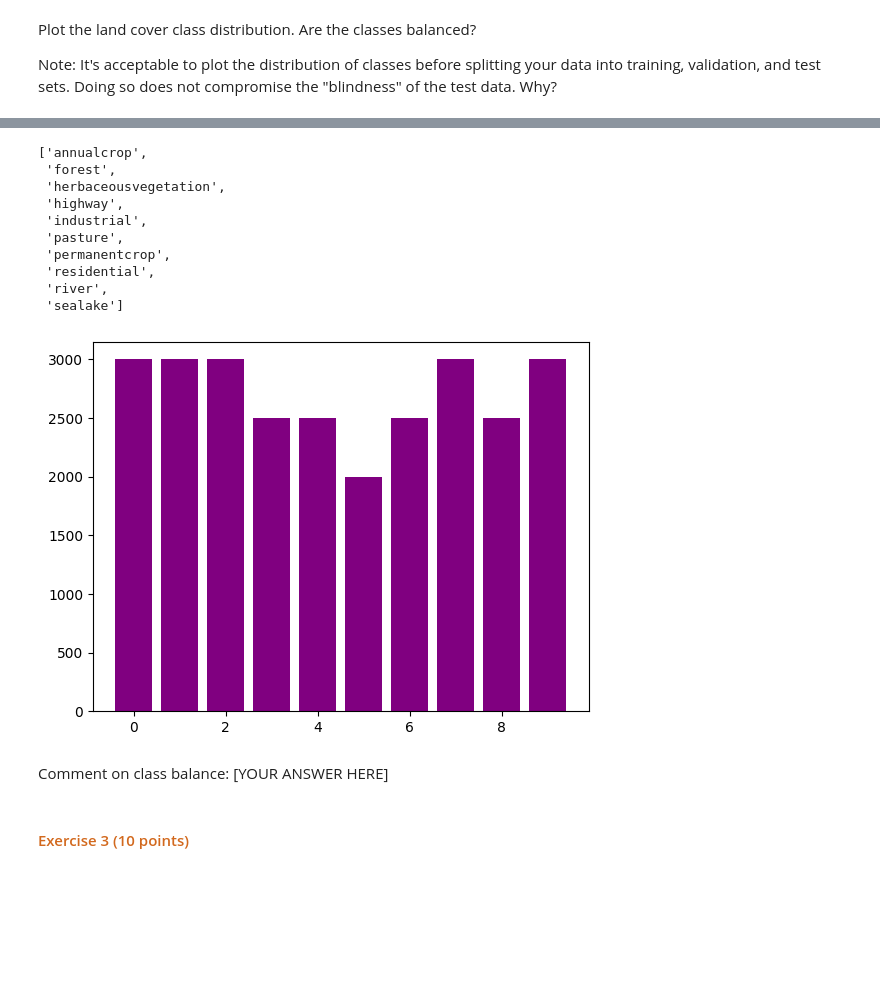
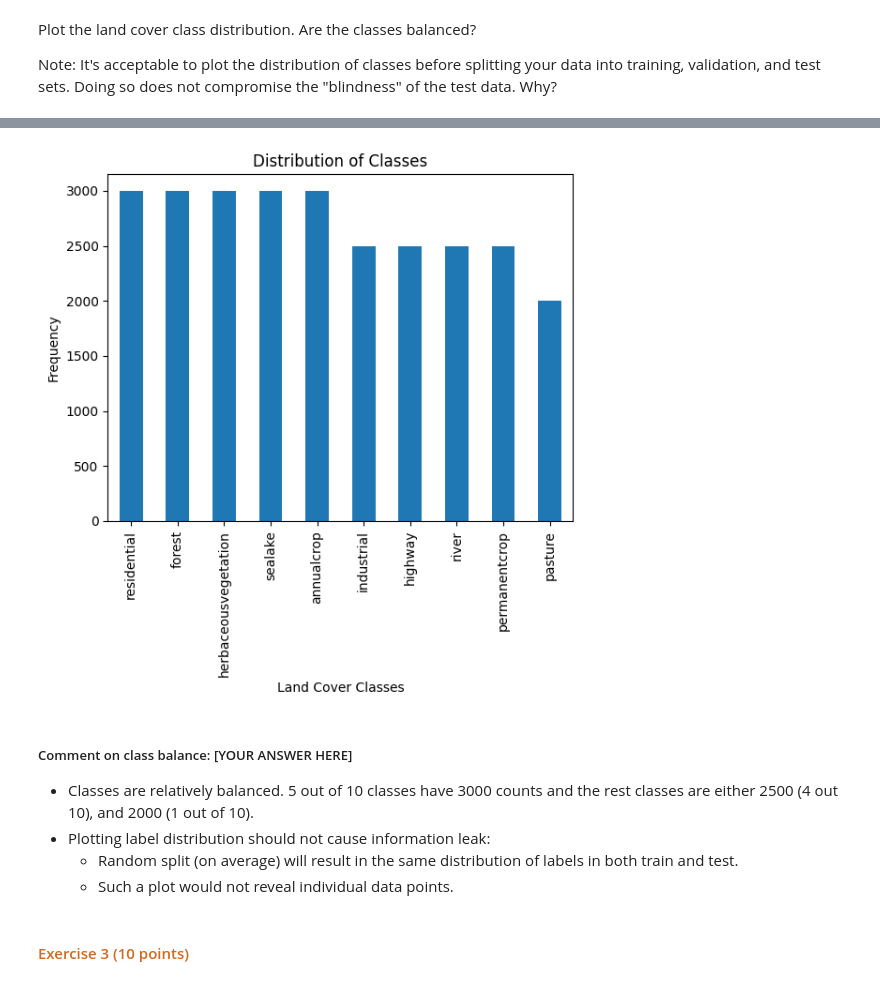
Before and after one commit to dabingougou/207, a Jupyter notebook: week_7/07 Decision Forests.ipynb, the cells around one changed output, grey strips where cells are left out. Cells and saved outputs as stored; diff of their text form; code cells hidden in the pictures; blank space fills up the shorter version.

```diff
--- a/week_7/07 Decision Forests.ipynb
+++ b/week_7/07 Decision Forests.ipynb
@@ -63,0 +37,27 @@ DATA_PATH = "./EuroSAT" # replace with your path
+# %%
+import numpy as np
+import pandas as pd
+import random
+
+import tensorflow as tf
+import tensorflow_datasets as tfds
+from tensorflow.keras.preprocessing.image import ImageDataGenerator, array_to_img, img_to_array, load_img
+
+from sklearn.preprocessing import LabelEncoder
+from sklearn import ensemble
+from sklearn.metrics import accuracy_score
+from sklearn.metrics import confusion_matrix, ConfusionMatrixDisplay
+
+import matplotlib.pyplot as plt
+import seaborn as sns
+
+import os
+import shutil
+import pathlib
+from tqdm import tqdm
+
+import warnings
+warnings.filterwarnings("ignore", category=UserWarning) #used to supress the tf version warning.
+
+# FILL IN CODE HERE #
+DATA_PATH = "./EuroSAT" # replace with your path
@@ -127,8 +136,9 @@ def load_data(path_to_data):
             label_list.append(i.split('.')[0].split('_')[0].lower())
 
     # Convert lists to np arrays
-    images = np.array(img_list)
-    labels = LabelEncoder().fit_transform(label_list)
+    images = np.array(img_list) / 255
+    labels = np.array(label_list)
+#LabelEncoder().fit_transform(label_list)
 
 #    labels = np.array(label_list)
 
@@ -233,18 +170,0 @@ label_mapping
-# %%
-labels.shape
-labels
-label_mapping[4]
-unique_classes
-
-#[label_mapping[i] for i in np.unique(labels)]
-# %% [output]
-['annualcrop',
- 'forest',
- 'herbaceousvegetation',
- 'highway',
- 'industrial',
- 'pasture',
- 'permanentcrop',
- 'residential',
- 'river',
- 'sealake']
@@ -256,18 +171,29 @@ class_names = [label_mapping[i] for i in unique_labels]
 # %%
 # FILL IN CODE HERE #
+
+class_counts = pd.Series(labels).value_counts()
 
 
 fig, ax = plt.subplots()
 
-ax.bar(unique_labels,counts,
-       color='purple')
+class_counts.plot(kind='bar', ax=ax)
 
+ax.set_xticklabels(class_counts.index, rotation=90)
+
+ax.set_xlabel("Land Cover Classes")
+ax.set_ylabel("Frequency")
+ax.set_title("Distribution of Classes")
 
 plt.show()
 # %% [output]
-[figure, old version]
+[figure, new version]
 # %% [markdown]
-Comment on class balance: [YOUR ANSWER HERE]
+##### Comment on class balance: [YOUR ANSWER HERE]
+
+ - Classes are relatively balanced. 5 out of 10 classes have 3000 counts and the rest classes are either 2500 (4 out 10), and 2000 (1 out of 10).
+ - Plotting label distribution should not cause information leak:
+    - Random split (on average) will result in the same distribution of labels in both train and test.
+    - Such a plot would not reveal individual data points.
 # %% [markdown]
 #### <span style="color:chocolate"> Exercise 3 (10 points) </span>
 # %% [markdown]
```
Also changed, not shown: parts of 7 cells of this notebook.
